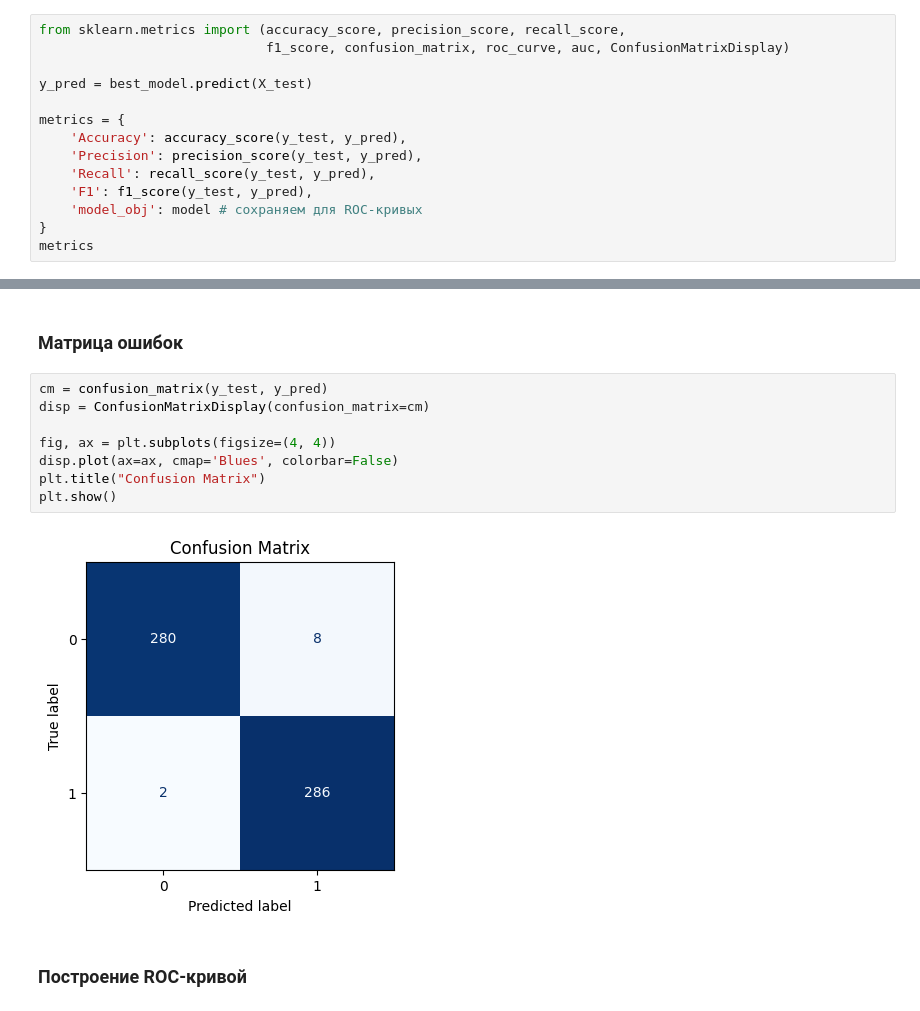
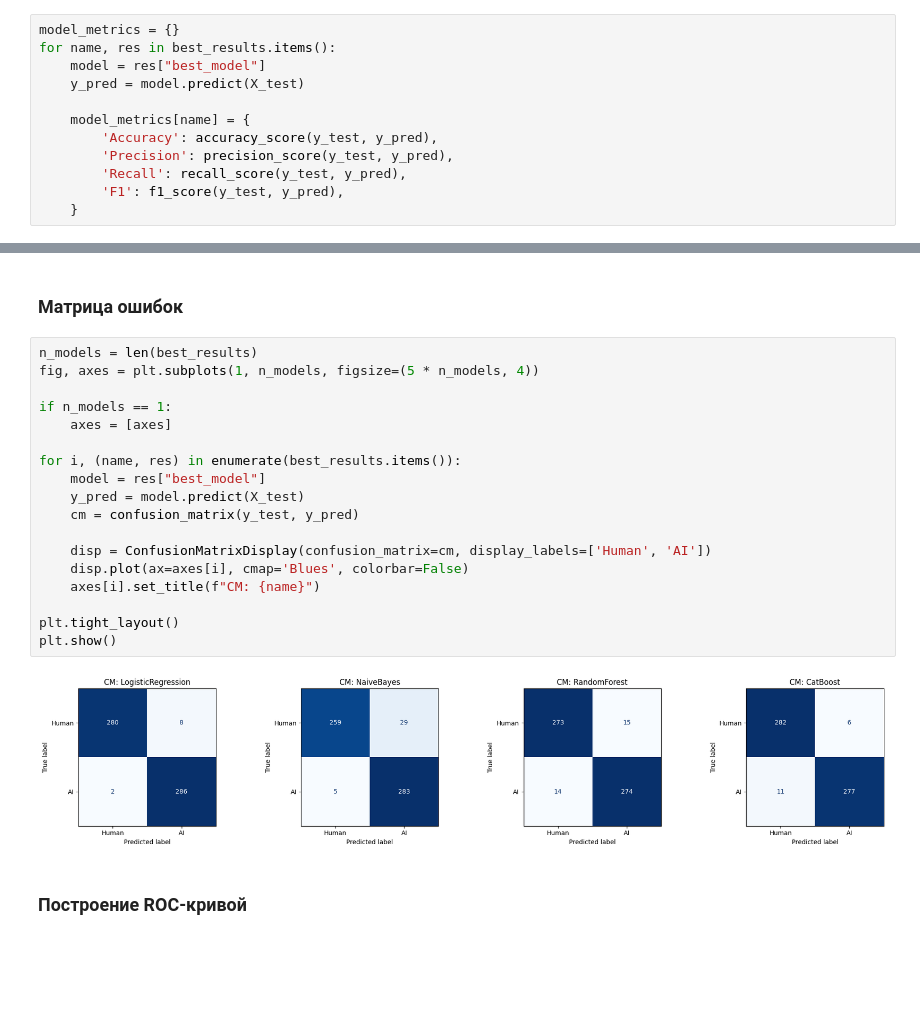
Before and after one commit to budaog300/AiTextDetector, a Jupyter notebook: ml/01_tfidf_logreg_baseline.ipynb, the cells around one changed output, grey strips where cells are left out. Saved outputs shown, nothing was run; the diff lists cells and outputs as text; blank space fills up the shorter version.

Commit message:
some models added

```diff
--- a/ml/01_tfidf_logreg_baseline.ipynb
+++ b/ml/01_tfidf_logreg_baseline.ipynb
@@ -111,14 +191,12 @@ Fitting 5 folds for each of 24 candidates, totalling 120 fits
 # %%
-from sklearn.metrics import (accuracy_score, precision_score, recall_score,
-                             f1_score, confusion_matrix, roc_curve, auc, ConfusionMatrixDisplay)
+model_metrics = {}
+for name, res in best_results.items():
+    model = res["best_model"]
+    y_pred = model.predict(X_test)
 
-y_pred = best_model.predict(X_test)
-
-metrics = {
-    'Accuracy': accuracy_score(y_test, y_pred),
-    'Precision': precision_score(y_test, y_pred),
-    'Recall': recall_score(y_test, y_pred),
-    'F1': f1_score(y_test, y_pred),
-    'model_obj': model # сохраняем для ROC-кривых
-}
-metrics
+    model_metrics[name] = {
+        'Accuracy': accuracy_score(y_test, y_pred),
+        'Precision': precision_score(y_test, y_pred),
+        'Recall': recall_score(y_test, y_pred),
+        'F1': f1_score(y_test, y_pred),
+    }
@@ -134,15 +203,25 @@ metrics
 # %% [markdown]
 ### Матрица ошибок
 # %%
-cm = confusion_matrix(y_test, y_pred)
-disp = ConfusionMatrixDisplay(confusion_matrix=cm)
+n_models = len(best_results)
+fig, axes = plt.subplots(1, n_models, figsize=(5 * n_models, 4))
 
-fig, ax = plt.subplots(figsize=(4, 4))
-disp.plot(ax=ax, cmap='Blues', colorbar=False)
-plt.title("Confusion Matrix")
+if n_models == 1:
+    axes = [axes]
+
+for i, (name, res) in enumerate(best_results.items()):
+    model = res["best_model"]
+    y_pred = model.predict(X_test)
+    cm = confusion_matrix(y_test, y_pred)
+
+    disp = ConfusionMatrixDisplay(confusion_matrix=cm, display_labels=['Human', 'AI'])
+    disp.plot(ax=axes[i], cmap='Blues', colorbar=False)
+    axes[i].set_title(f"CM: {name}")
+
+plt.tight_layout()
 plt.show()
 # %% [output]
-[figure, old version]
+[figure, new version]
 # %% [markdown]
 ### Построение ROC-кривой
 # %%
```
Also changed, not shown: parts of 13 cells of this notebook, 5 other files.
